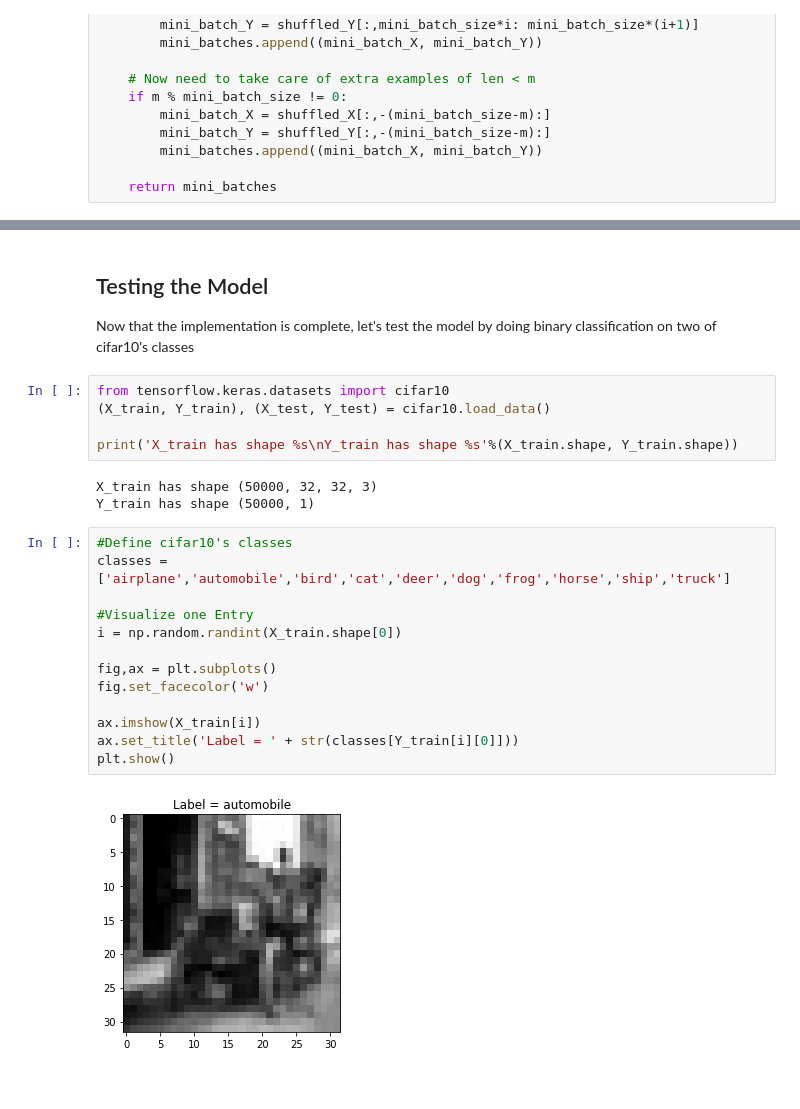
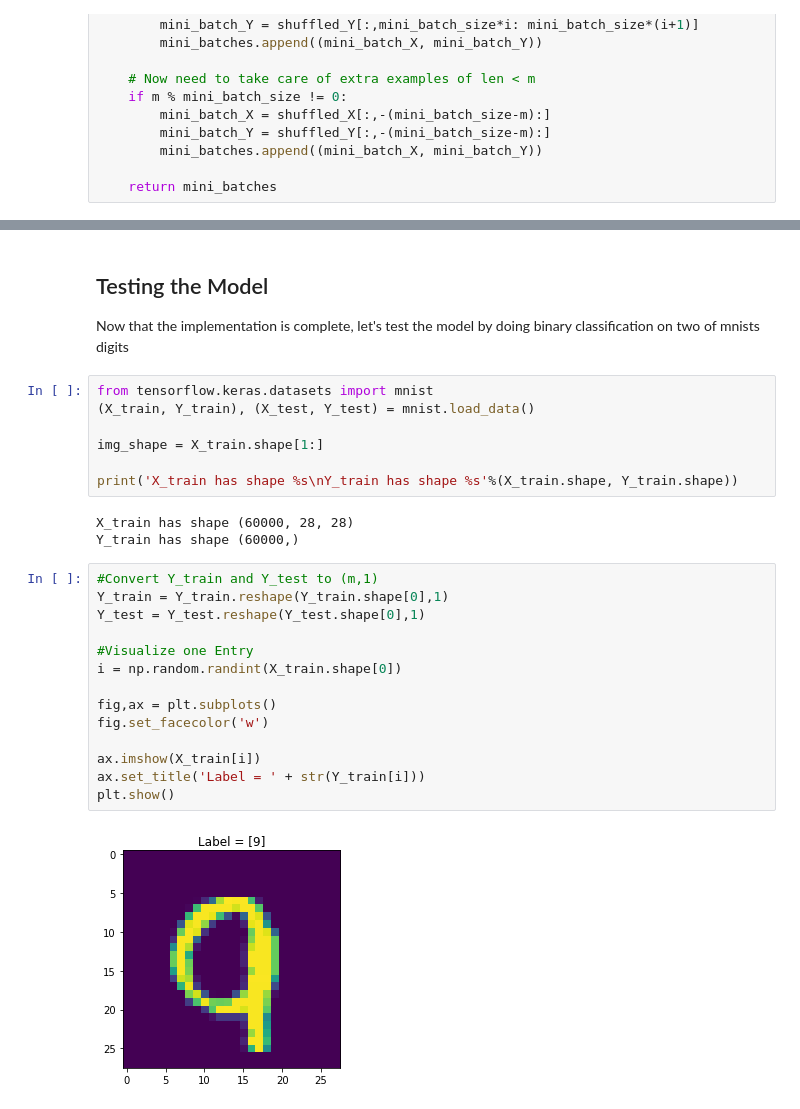
Before and after one commit to Fquico1999/numpy_neural_nets, a Jupyter notebook: numpy_neural_nets.ipynb, the cells around one changed output, grey strips where cells are left out. Cells and saved outputs as stored; diff of their text form.

Commit message:
Fixed bugs. Added model evaluation

```diff
--- a/numpy_neural_nets.ipynb
+++ b/numpy_neural_nets.ipynb
@@ -779,29 +783,32 @@ def train(X, Y, model_shape, layer_activations, optimizer, initialization_method
     return parameters
 # %% [markdown]
 ## Testing the Model
-Now that the implementation is complete, let's test the model by doing binary classification on two of cifar10's classes
+Now that the implementation is complete, let's test the model by doing binary classification on two of mnists digits
 # %%
-from tensorflow.keras.datasets import cifar10
-(X_train, Y_train), (X_test, Y_test) = cifar10.load_data()
+from tensorflow.keras.datasets import mnist
+(X_train, Y_train), (X_test, Y_test) = mnist.load_data()
+
+img_shape = X_train.shape[1:]
 
 print('X_train has shape %s\nY_train has shape %s'%(X_train.shape, Y_train.shape))
 # %% [output]
-X_train has shape (50000, 32, 32, 3)
-Y_train has shape (50000, 1)
+X_train has shape (60000, 28, 28)
+Y_train has shape (60000,)
 # %%
-#Define cifar10's classes
-classes = ['airplane','automobile','bird','cat','deer','dog','frog','horse','ship','truck']
+#Convert Y_train and Y_test to (m,1)
+Y_train = Y_train.reshape(Y_train.shape[0],1)
+Y_test = Y_test.reshape(Y_test.shape[0],1)
 
 #Visualize one Entry
 i = np.random.randint(X_train.shape[0])
 
 fig,ax = plt.subplots()
 fig.set_facecolor('w')
 
 ax.imshow(X_train[i])
-ax.set_title('Label = ' + str(classes[Y_train[i][0]]))
+ax.set_title('Label = ' + str(Y_train[i]))
 plt.show()
 # %% [output]
-[figure, old version]
+[figure, new version]
 # %%
 #Choose two classes for our classification model
```
Also changed, not shown: parts of 12 cells of this notebook.
